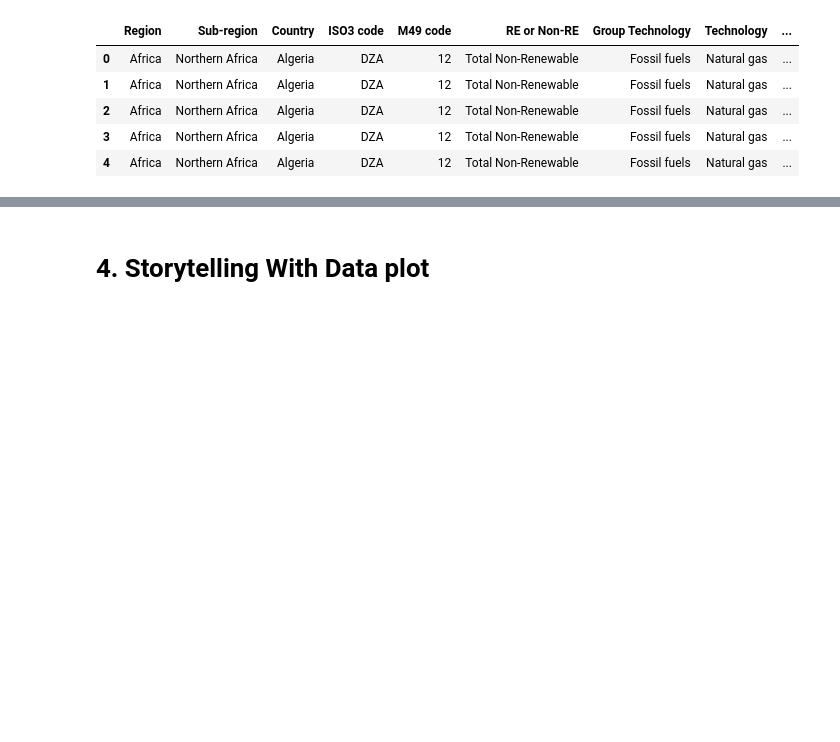
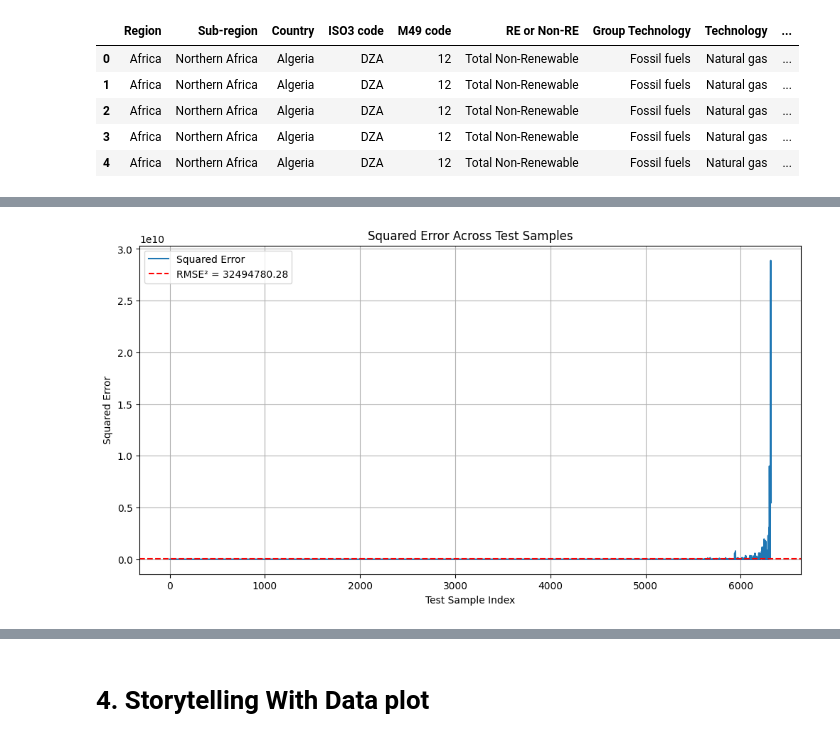
Before and after one commit to bu-sohan/AI-for-Leaders-Spring-2025, a Jupyter notebook: Week11.ipynb, the cells around one changed output, grey strips where cells are left out. Cells and saved outputs as stored; diff of their text form; code cells hidden in the pictures; blank space fills up the shorter version.

```diff
--- a/Week11.ipynb
+++ b/Week11.ipynb
@@ -103,16 +105,15 @@ from sklearn.metrics import r2_score, max_error, mean_squared_error
 from sklearn.preprocessing import LabelEncoder
 
 # Drop rows with missing values and focus on relevant columns
-df_ren1 = df_ren1[['Region', 'Year', 'Group Technology', 'Electricity Installed Capacity (MW)']].dropna()
+df_ren1 = df_ren1[['Electricity Generation (GWh)', 'Group Technology', 'Electricity Installed Capacity (MW)']].dropna()
 
 # Encode categorical variables
 le_country = LabelEncoder()
 le_tech = LabelEncoder()
-df_ren1['Region'] = le_country.fit_transform(df_ren1['Region'])
 df_ren1['Group Technology'] = le_tech.fit_transform(df_ren1['Group Technology'])
 
 # Features and target
-X = df_ren1[['Region', 'Year', 'Group Technology']]
+X = df_ren1[['Electricity Generation (GWh)', 'Group Technology']]
 y = df_ren1['Electricity Installed Capacity (MW)']
 
 # Split into training and testing
@@ -167,0 +173,30 @@ RMSE: 27450.43
+# %%
+import matplotlib.pyplot as plt
+import seaborn as sns
+
+# Calculate residuals (errors)
+residuals = y_test - y_pred
+squared_errors = residuals ** 2
+
+# Create a DataFrame for easier plotting
+rmse_df = pd.DataFrame({
+    'Actual': y_test,
+    'Predicted': y_pred,
+    'Squared Error': squared_errors
+})
+
+# Sort values for a clean line plot
+rmse_df = rmse_df.sort_values('Actual').reset_index(drop=True)
+
+# Plot
+plt.figure(figsize=(12,6))
+sns.lineplot(data=rmse_df, x=rmse_df.index, y='Squared Error', label='Squared Error')
+plt.axhline(rmse**2, color='red', linestyle='--', label=f'RMSE² = {rmse**2:.2f}')
+plt.title('Squared Error Across Test Samples')
+plt.xlabel('Test Sample Index')
+plt.ylabel('Squared Error')
+plt.legend()
+plt.grid(True)
+plt.show()
+# %% [output]
+[figure, added]
```
Also changed, not shown: parts of 5 cells of this notebook, 1 other file.
